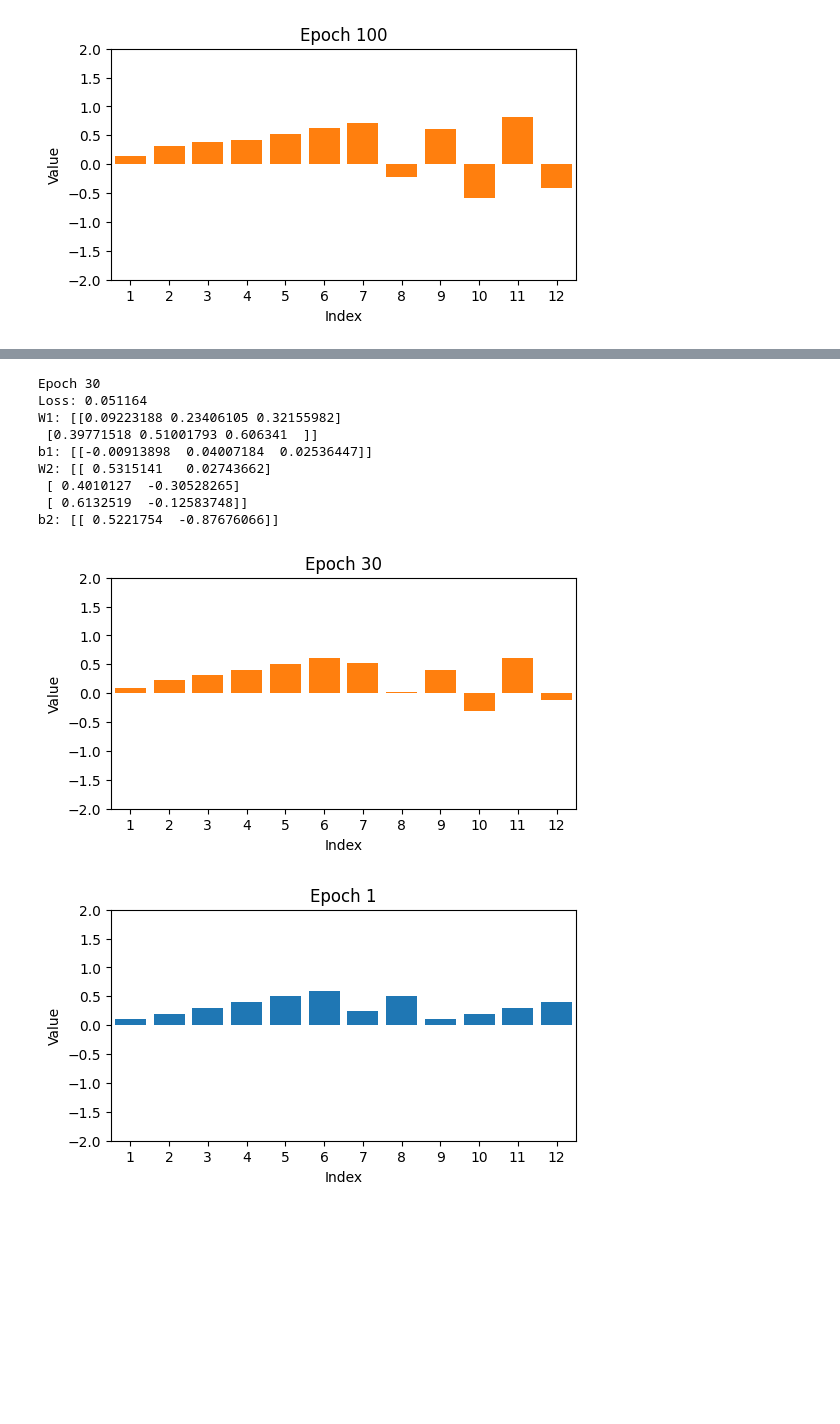
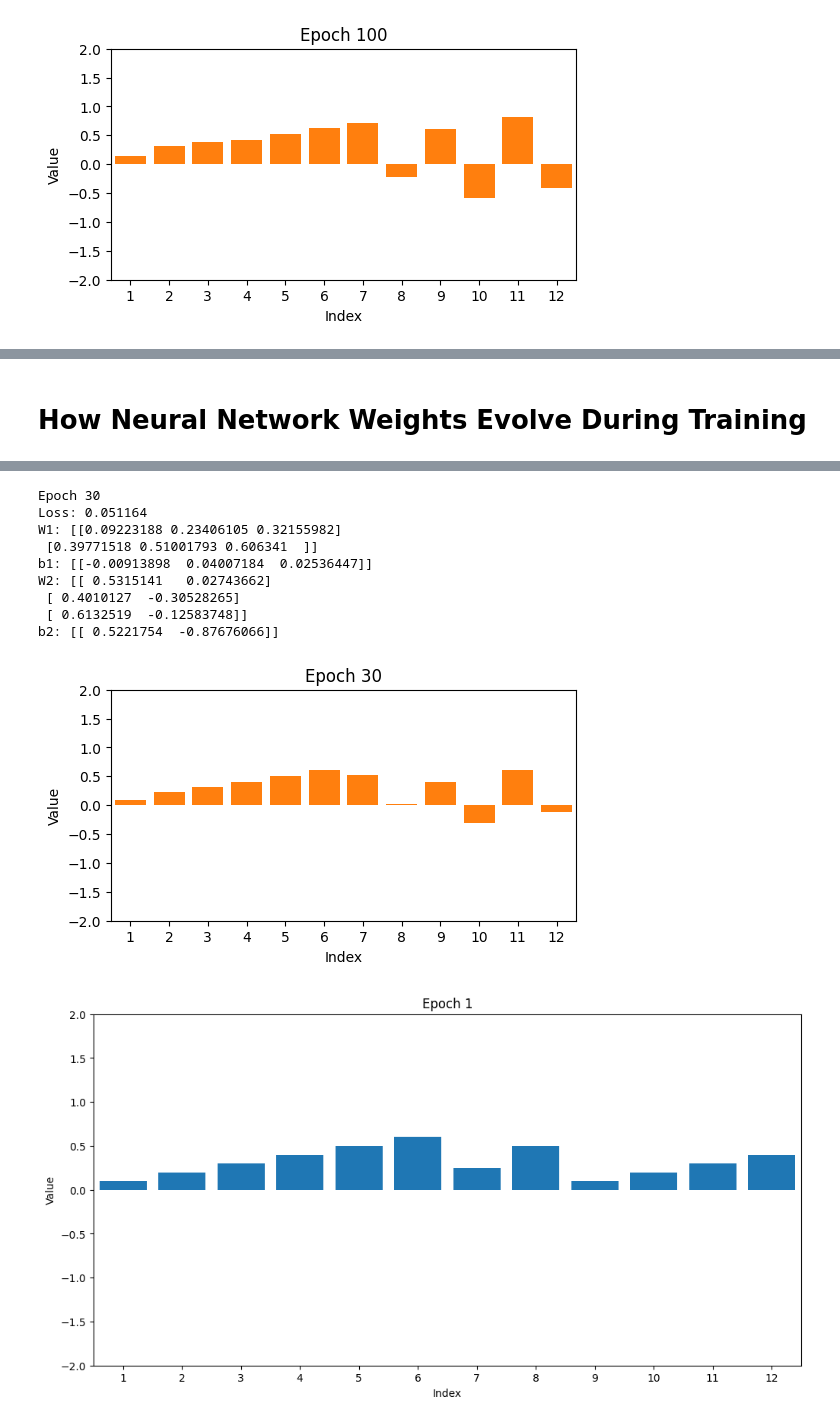
Before and after one commit to stephendyoung/MAE_5020_Spring_2025, a Jupyter notebook: 06_01_simple_nn_hand_calculation.ipynb, the cells around one changed output, grey strips where cells are left out. Drawn from its saved outputs; the diff is of its cells as text; code cells hidden in the pictures; blank space fills up the shorter version.

```diff
--- a/06_01_simple_nn_hand_calculation.ipynb
+++ b/06_01_simple_nn_hand_calculation.ipynb
@@ -92,5 +96,7 @@ b2 (new):
 # %%
 import torch
+import matplotlib.pyplot as plt
+import numpy as np
 
 # Input and target values
 i1, i2 = 0.85, 0.25
@@ -98,7 +104,7 @@ x = torch.tensor([[i1, i2]], dtype=torch.float32)
 y_true = torch.tensor([[1.0, 0.0]], dtype=torch.float32)
 
 # Hyperparameters
-lr = 0.3
+lr = 0.3      # Learning rate
 epochs = 100  # Set your max epoch here
 
 # Initialize weights and biases
@@ -116,10 +122,10 @@ loss_history = []
 # Training loop
 for epoch in range(1, epochs + 1):
     # Forward pass
-    z1 = x @ W1 + b1
-    a1 = torch.sigmoid(z1)
-    z2 = a1 @ W2 + b2
-    y_pred = torch.sigmoid(z2)
+    s1 = x @ W1 + b1
+    a1 = torch.sigmoid(s1)
+    s2 = a1 @ W2 + b2
+    y_pred = torch.sigmoid(s2)
 
     # Compute loss (MSE)
     loss = torch.mean((y_true - y_pred) ** 2)
@@ -172,27 +178,6 @@ W2_last_flat = W2.detach().numpy().flatten()
 Weights = np.concatenate([W1_last_flat, W2_last_flat])
 
 bars = ax.bar(range(1, 13), Weights)
-
-
-#Epoch 1
-#Loss: 0.295601
-#W1: [[0.09688001 0.19876829 0.2981855 ]
-# [0.39908236 0.49963772 0.5994663 ]]
-#b1: [[-0.00367058 -0.00144907 -0.00213473]]
-#W2: [[0.26612568 0.475763  ]
-# [0.11692591 0.17456022]
-# [0.31771338 0.37337667]]
-#b2: [[ 0.02952779 -0.0443805 ]]
-
-#Epoch 1000
-#Loss: 0.000706
-#W1: [[0.29042554 0.4756953  0.55998677]
-# [0.4560075  0.58108747 0.6764671 ]]
-#b1: [[0.2240301  0.32434672 0.30586705]]
-#W2: [[ 1.0461038  -0.5845809 ]
-# [ 0.96723795 -0.9785143 ]
-# [ 1.1951308  -0.81789184]]
-#b2: [[ 1.4025552 -1.9287049]]
 # %% [output]
 [figure]
 Epoch 100
@@ -208,3 +235,5 @@ b2: [[ 0.8609663 -1.3266466]]
+# %% [markdown]
+# How Neural Network Weights Evolve During Training
 # %%
 import torch
 import matplotlib.pyplot as plt
@@ -236,10 +265,10 @@ W2_vals = []
 
 # Training loop
 for epoch in range(epochs+1):
-    z1 = x @ W1 + b1
-    a1 = torch.sigmoid(z1)
-    z2 = a1 @ W2 + b2
-    y_pred = torch.sigmoid(z2)
+    s1 = x @ W1 + b1
+    a1 = torch.sigmoid(s1)
+    s2 = a1 @ W2 + b2
+    y_pred = torch.sigmoid(s2)
 
     loss = torch.mean((y_true - y_pred) ** 2)
     loss_history.append(loss.item())
@@ -293,35 +322,35 @@ bars = ax.bar(range(1, 13), Weights)
 
 
 # Animate weight changes
-fig, ax = plt.subplots(figsize=(6, 3))
+fig, ax = plt.subplots(figsize=(12, 6))
 ax.set_title("Weight Evolution (W1 and W2)")
 ax.set_ylim(-2, 2)
 ax.set_xlim(0.5, 12.5)
 ax.set_xticks(range(1, 13, 1))
 ax.set_xlabel("Index")
 ax.set_ylabel("Value")
 bars = ax.bar(range(1, 13), [0]*12)
 
 def animate(i):
     W1_flat = W1_vals[i].flatten()
     W2_flat = W2_vals[i].flatten()
     all_weights = np.concatenate([W1_flat, W2_flat])
     for bar, height in zip(bars, all_weights):
         bar.set_height(height)
     ax.set_title(f"Epoch {i+1}")
 
 ani = animation.FuncAnimation(fig, animate, frames=epochs, repeat=False)
 ani.save("nn_weight_updates.gif", writer="pillow", fps=15)
 # %% [output]
 [figure]
 Epoch 30
 Loss: 0.051164
 W1: [[0.09223188 0.23406105 0.32155982]
  [0.39771518 0.51001793 0.606341  ]]
 b1: [[-0.00913898  0.04007184  0.02536447]]
 W2: [[ 0.5315141   0.02743662]
  [ 0.4010127  -0.30528265]
  [ 0.6132519  -0.12583748]]
 b2: [[ 0.5221754  -0.87676066]]
 [figure]
-[figure, old version]
+[figure, new version]
```
Also changed, not shown: parts of 4 cells of this notebook.
